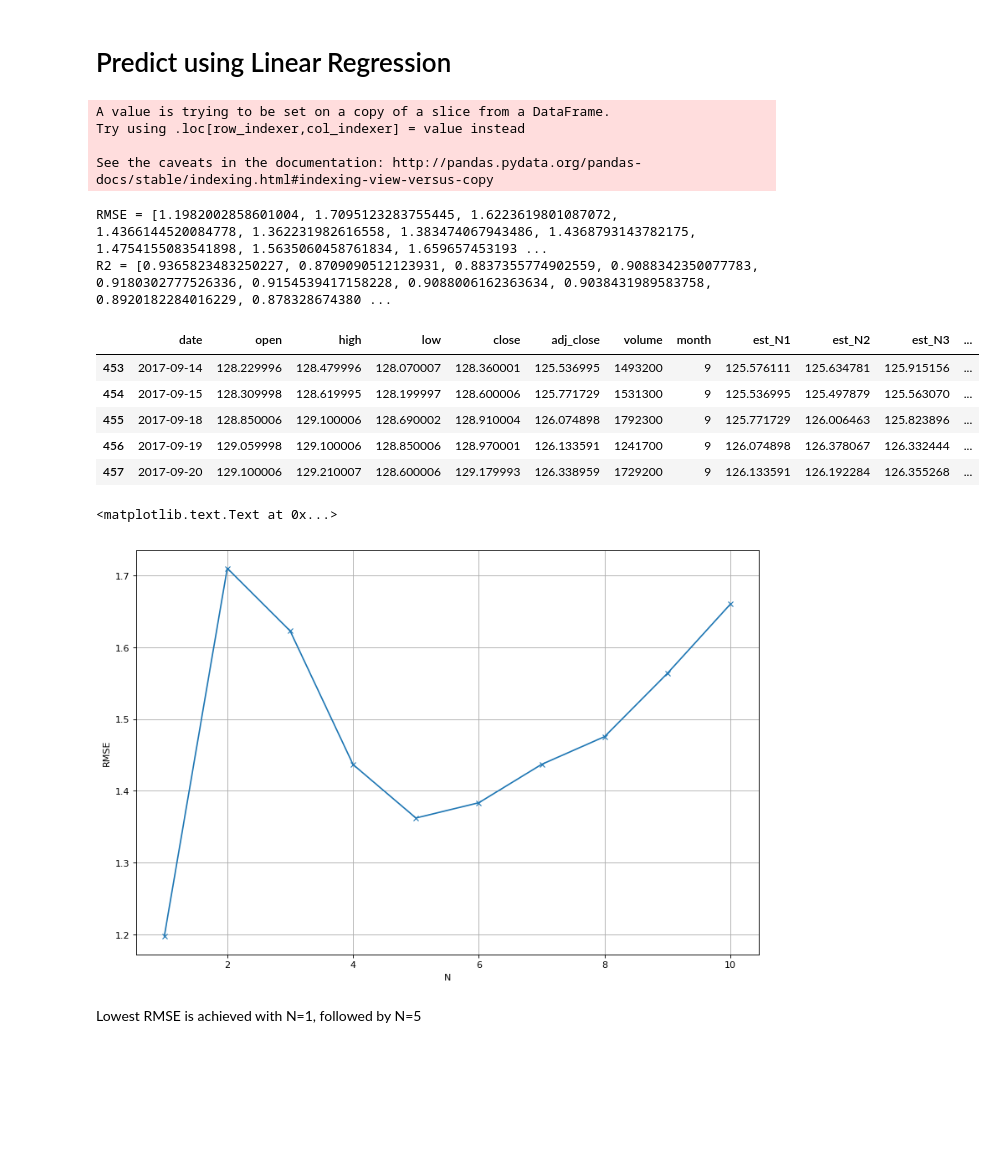
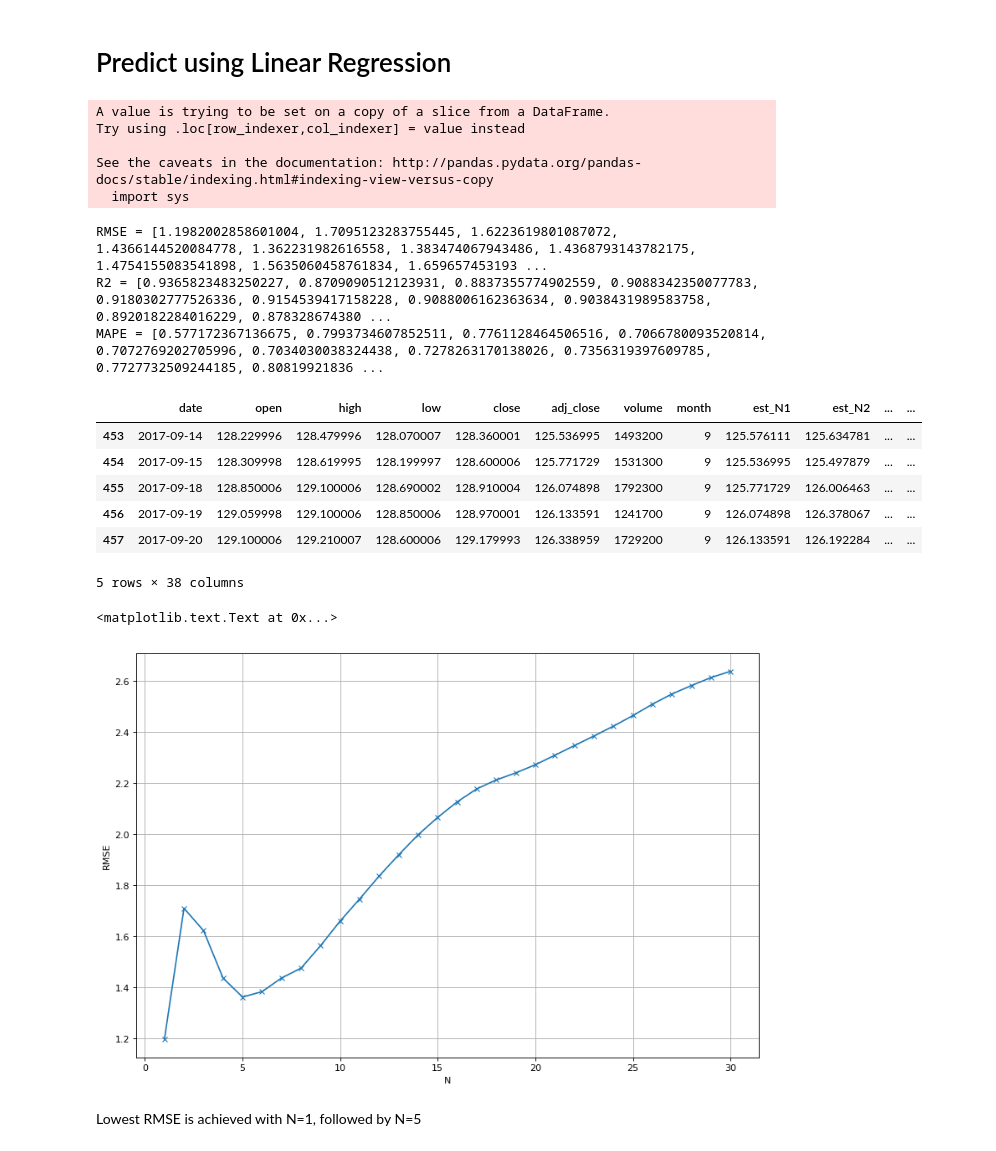
Before and after one commit to NGYB/Stocks, a Jupyter notebook: StockPricePrediction/StockPricePrediction_v2_lin_reg.ipynb, the cells around one changed output. Saved outputs shown, nothing was run; the diff lists cells and outputs as text; code cells hidden in the pictures; blank space fills up the shorter version.

```diff
--- a/StockPricePrediction/StockPricePrediction_v2_lin_reg.ipynb
+++ b/StockPricePrediction/StockPricePrediction_v2_lin_reg.ipynb
@@ -25,7 +25,7 @@ from tqdm import tqdm_notebook
 stk_path = "./data/VTI.csv"
 test_size = 0.2                 # proportion of dataset to be used as test set
 cv_size = 0.2                   # proportion of dataset to be used as cross-validation set
-Nmax = 10                       # for feature at day t, we use lags from t-1, t-2, ..., t-N as features
+Nmax = 30                       # for feature at day t, we use lags from t-1, t-2, ..., t-N as features
                                 # Nmax is the maximum N we are going to test
 fontsize = 14
 ticklabelsize = 14
@@ -75,6 +75,13 @@ def get_preds_lin_reg(df, target_col, N, pred_min, offset):
     pred_list[pred_list < pred_min] = pred_min
 
     return pred_list
+
+def get_mape(y_true, y_pred):
+    """
+    Compute mean absolute percentage error (MAPE)
+    """
+    y_true, y_pred = np.array(y_true), np.array(y_pred)
+    return np.mean(np.abs((y_true - y_pred) / y_true)) * 100
 # %% [markdown]
 # Load data
 # %%
@@ -163,28 +170,34 @@ ax.set_ylabel("USD")
 # %%
 RMSE = []
 R2 = []
+mape = []
 for N in range(1, Nmax+1): # N is no. of samples to use to predict the next value
     est_list = get_preds_lin_reg(train_cv, 'adj_close', N, 0, num_train)
 
     cv['est' + '_N' + str(N)] = est_list
     RMSE.append(math.sqrt(mean_squared_error(est_list, cv['adj_close'])))
     R2.append(r2_score(cv['adj_close'], est_list))
+    mape.append(get_mape(cv['adj_close'], est_list))
 print('RMSE = ' + str(RMSE))
 print('R2 = ' + str(R2))
+print('MAPE = ' + str(mape))
 cv.head()
 # %% [output]
 A value is trying to be set on a copy of a slice from a DataFrame.
 Try using .loc[row_indexer,col_indexer] = value instead
 
 See the caveats in the documentation: http://pandas.pydata.org/pandas-docs/stable/indexing.html#indexing-view-versus-copy
+  import sys
 RMSE = [1.1982002858601004, 1.7095123283755445, 1.6223619801087072, 1.4366144520084778, 1.362231982616558, 1.383474067943486, 1.4368793143782175, 1.4754155083541898, 1.5635060458761834, 1.659657453193 ...
 R2 = [0.9365823483250227, 0.8709090512123931, 0.8837355774902559, 0.9088342350077783, 0.9180302777526336, 0.9154539417158228, 0.9088006162363634, 0.9038431989583758, 0.8920182284016229, 0.878328674380 ...
+MAPE = [0.577172367136675, 0.7993734607852511, 0.7761128464506516, 0.7066780093520814, 0.7072769202705996, 0.7034030038324438, 0.7278263170138026, 0.7356319397609785, 0.7727732509244185, 0.80819921836 ...
-|  | date | open | high | low | close | adj_close | volume | month | est_N1 | est_N2 | est_N3 | ... |
-| 453 | 2017-09-14 | 128.229996 | 128.479996 | 128.070007 | 128.360001 | 125.536995 | 1493200 | 9 | 125.576111 | 125.634781 | 125.915156 | ... |
-| 454 | 2017-09-15 | 128.309998 | 128.619995 | 128.199997 | 128.600006 | 125.771729 | 1531300 | 9 | 125.536995 | 125.497879 | 125.563070 | ... |
-| 455 | 2017-09-18 | 128.850006 | 129.100006 | 128.690002 | 128.910004 | 126.074898 | 1792300 | 9 | 125.771729 | 126.006463 | 125.823896 | ... |
-| 456 | 2017-09-19 | 129.059998 | 129.100006 | 128.850006 | 128.970001 | 126.133591 | 1241700 | 9 | 126.074898 | 126.378067 | 126.332444 | ... |
-| 457 | 2017-09-20 | 129.100006 | 129.210007 | 128.600006 | 129.179993 | 126.338959 | 1729200 | 9 | 126.133591 | 126.192284 | 126.355268 | ... |
+|  | date | open | high | low | close | adj_close | volume | month | est_N1 | est_N2 | ... | ... |
+| 453 | 2017-09-14 | 128.229996 | 128.479996 | 128.070007 | 128.360001 | 125.536995 | 1493200 | 9 | 125.576111 | 125.634781 | ... | ... |
+| 454 | 2017-09-15 | 128.309998 | 128.619995 | 128.199997 | 128.600006 | 125.771729 | 1531300 | 9 | 125.536995 | 125.497879 | ... | ... |
+| 455 | 2017-09-18 | 128.850006 | 129.100006 | 128.690002 | 128.910004 | 126.074898 | 1792300 | 9 | 125.771729 | 126.006463 | ... | ... |
+| 456 | 2017-09-19 | 129.059998 | 129.100006 | 128.850006 | 128.970001 | 126.133591 | 1241700 | 9 | 126.074898 | 126.378067 | ... | ... |
+| 457 | 2017-09-20 | 129.100006 | 129.210007 | 128.600006 | 129.179993 | 126.338959 | 1729200 | 9 | 126.133591 | 126.192284 | ... | ... |
+5 rows × 38 columns
 # %%
 # Plot RMSE versus N
 plt.figure(figsize=(12, 8), dpi=80)
@@ -194,7 +207,7 @@ plt.xlabel('N')
 plt.ylabel('RMSE')
 # %% [output]
 <matplotlib.text.Text at 0x...>
-[figure, old version]
+[figure, new version]
 # %% [markdown]
 Lowest RMSE is achieved with N=1, followed by N=5
 # %%
```
Also changed, not shown: parts of 7 cells of this notebook, 1 other file.
